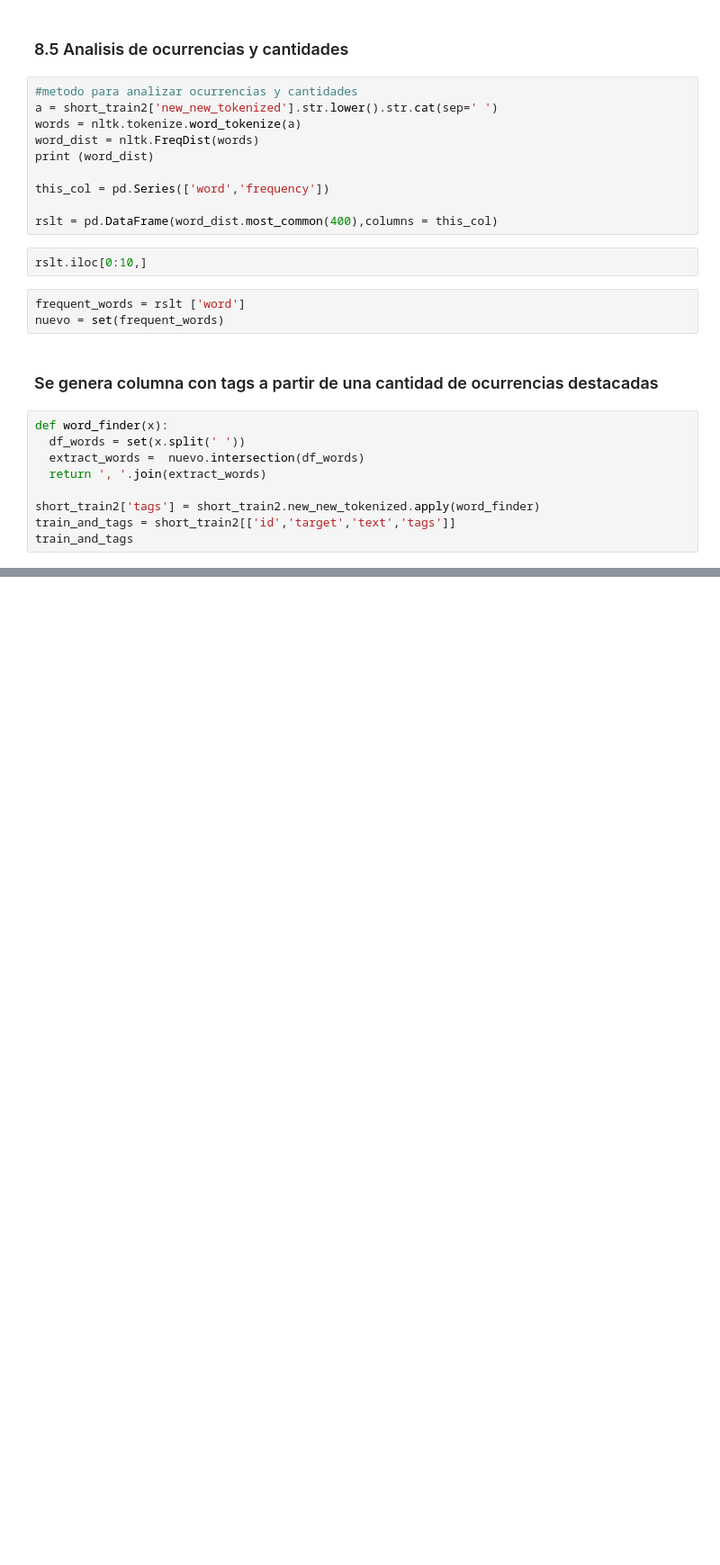
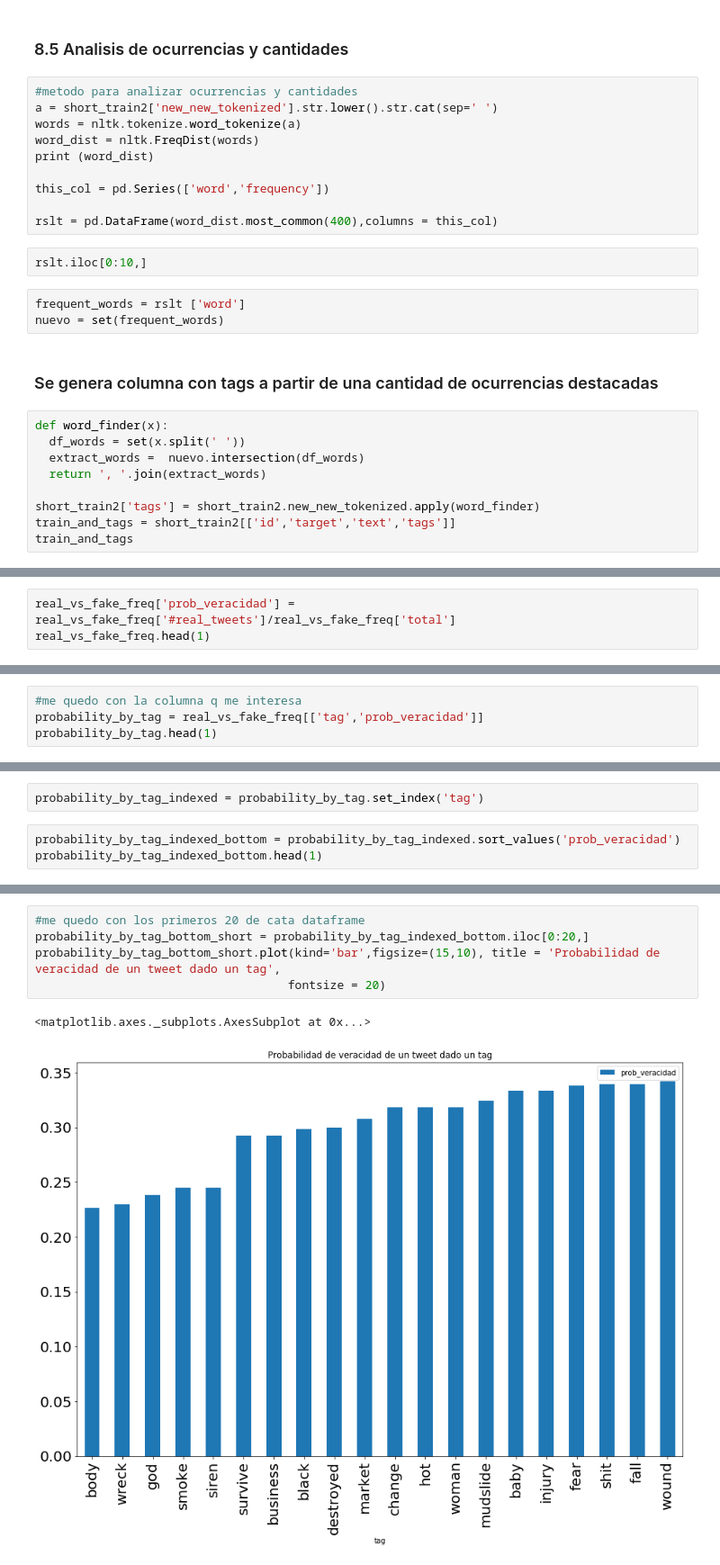
Before and after one commit to anichucai/7506-Datos-tp1, a Jupyter notebook: Informe.ipynb, the cells around one changed output, grey strips where cells are left out. Shown at 90% size. Saved outputs shown, nothing was run; the diff lists cells and outputs as text; blank space fills up the shorter version.

Commit message:
analisis probabilistico de tags vs tipo de tweet

```diff
--- a/Informe.ipynb
+++ b/Informe.ipynb
@@ -2193,0 +2310,3 @@ train_and_tags
+# %%
+real_vs_fake_freq['prob_veracidad'] = real_vs_fake_freq['#real_tweets']/real_vs_fake_freq['total']
+real_vs_fake_freq.head(1)
@@ -2193,0 +2316,4 @@ train_and_tags
+# %%
+#me quedo con la columna q me interesa
+probability_by_tag = real_vs_fake_freq[['tag','prob_veracidad']]
+probability_by_tag.head(1)
@@ -2193,0 +2323,5 @@ train_and_tags
+# %%
+probability_by_tag_indexed = probability_by_tag.set_index('tag')
+# %%
+probability_by_tag_indexed_bottom = probability_by_tag_indexed.sort_values('prob_veracidad')
+probability_by_tag_indexed_bottom.head(1)
@@ -2193,0 +2339,8 @@ train_and_tags
+# %%
+#me quedo con los primeros 20 de cata dataframe
+probability_by_tag_bottom_short = probability_by_tag_indexed_bottom.iloc[0:20,]
+probability_by_tag_bottom_short.plot(kind='bar',figsize=(15,10), title = 'Probabilidad de veracidad de un tweet dado un tag',
+                                    fontsize = 20)
+# %% [output]
+<matplotlib.axes._subplots.AxesSubplot at 0x...>
+[figure, added]
```
Also changed, not shown: parts of 20 cells of this notebook.
